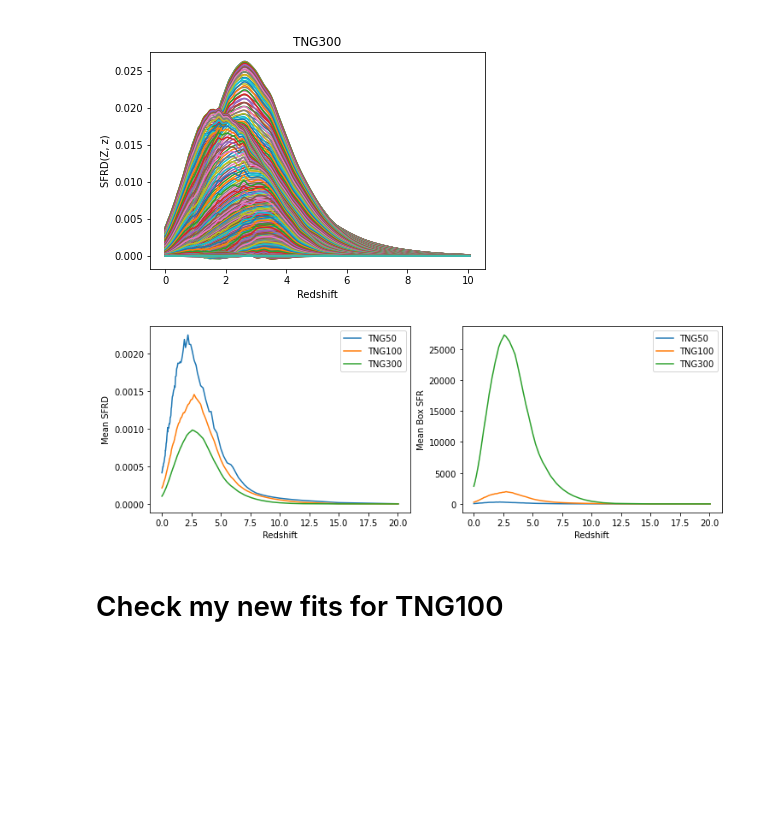
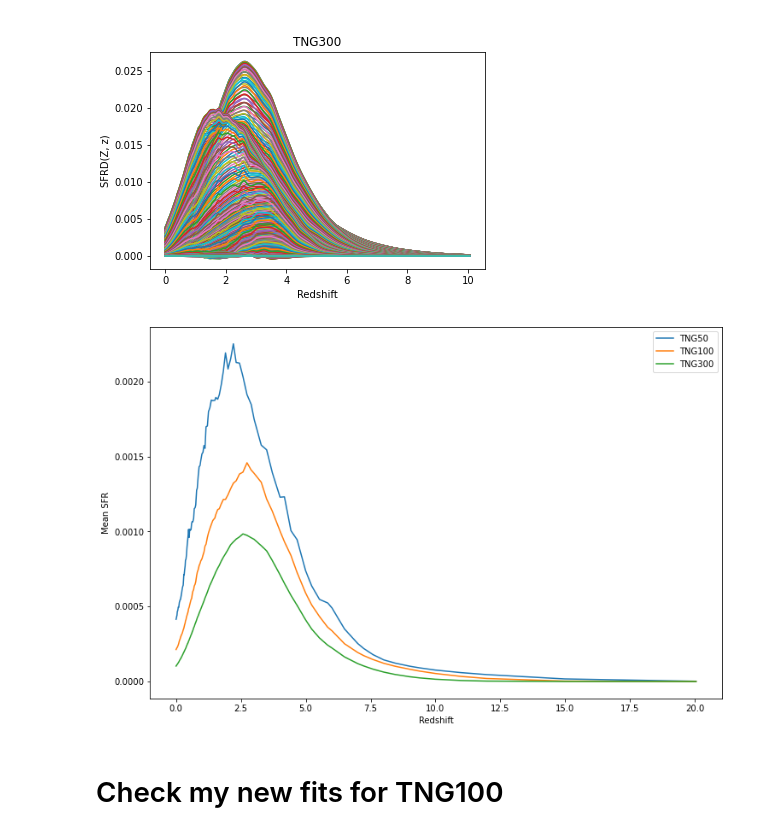
Before and after one commit to sashalvna/Fit_SFRD_TNG, a Jupyter notebook: Fit_model_to_sfrdzZ_TNG.ipynb, the cells around one changed output. Drawn from its saved outputs; the diff is of its cells as text; code cells hidden in the pictures; blank space fills up the shorter version.

```diff
--- a/Fit_model_to_sfrdzZ_TNG.ipynb
+++ b/Fit_model_to_sfrdzZ_TNG.ipynb
@@ -660,27 +665,19 @@ SFRD50 = (BoxSfr50 / (35/littleh)**3 *u.Mpc**-3).value
 SFRD100 = (BoxSfr100 / (75/littleh)**3 *u.Mpc**-3).value
 SFRD300 = (BoxSfr300 / (205/littleh)**3 *u.Mpc**-3).value
 # %%
-#check what mean Box SFR and SFRD look like for each TNG
+#check what mean Box SFR look like for each TNG
 
-fig, ax = plt.subplots(1, 2, figsize=(12, 4))
+fig, ax = plt.subplots(figsize=(12, 8))
 
-ax[0].plot(Redshifts50, np.mean(SFRD50, axis=1), label='TNG50')
-ax[0].plot(Redshifts100, np.mean(SFRD100, axis=1), label='TNG100')
-ax[0].plot(Redshifts300, np.mean(SFRD300, axis=1), label='TNG300')
-ax[0].set_xlabel("Redshift")
-ax[0].set_ylabel("Mean SFRD")
+ax.plot(Redshifts50, np.mean(SFRD50, axis=1), label='TNG50')
+ax.plot(Redshifts100, np.mean(SFRD100, axis=1), label='TNG100')
+ax.plot(Redshifts300, np.mean(SFRD300, axis=1), label='TNG300')
+ax.set_xlabel("Redshift")
+ax.set_ylabel("Mean SFR")
 #ax[0].set_yscale('log')
-ax[0].legend();
-
-ax[1].plot(Redshifts50, np.mean(BoxSfr50, axis=1), label='TNG50')
-ax[1].plot(Redshifts100, np.mean(BoxSfr100, axis=1), label='TNG100')
-ax[1].plot(Redshifts300, np.mean(BoxSfr300, axis=1), label='TNG300')
-ax[1].set_xlabel("Redshift")
-ax[1].set_ylabel("Mean Box SFR")
-#ax[0].set_yscale('log')
-ax[1].legend();
+ax.legend();
 # %% [output]
-[figure, old version]
+[figure, new version]
 # %% [markdown]
 # Check my new fits for TNG100
 # %%
```
Also changed, not shown: parts of 21 cells of this notebook, 9 other files.
